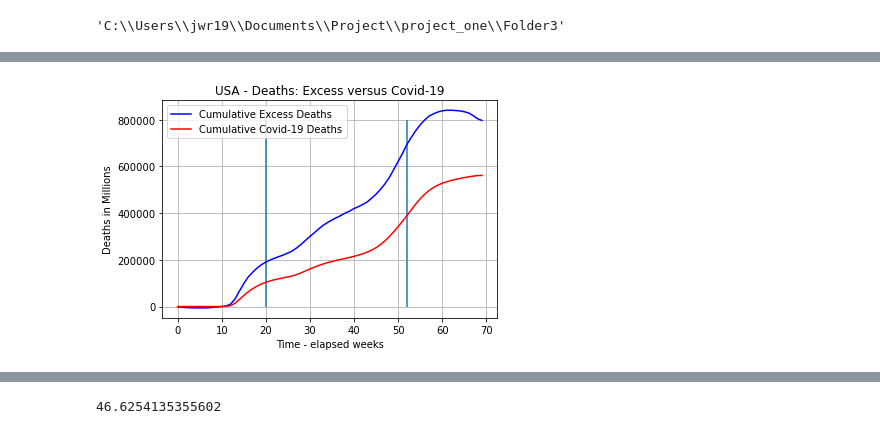
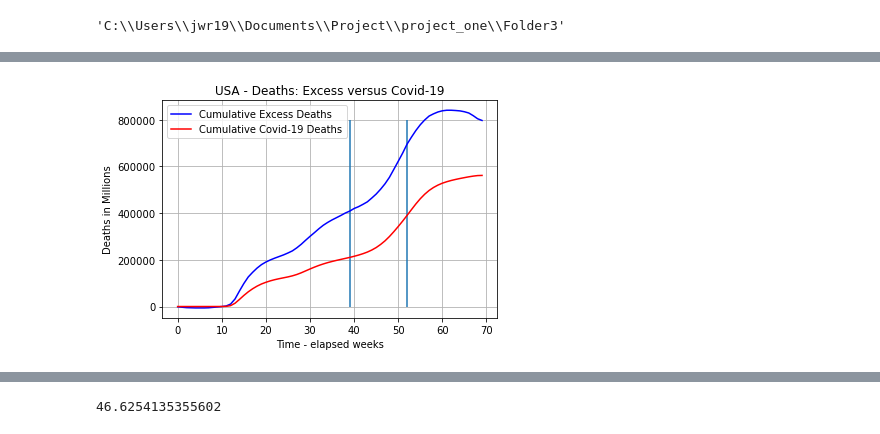
Before and after one commit to jenniecinelli/project_one, a Jupyter notebook: Folder3/Excess_Deaths.ipynb, the cells around one changed output, grey strips where cells are left out. Cells and saved outputs as stored; diff of their text form; code cells hidden in the pictures.

```diff
--- a/Folder3/Excess_Deaths.ipynb
+++ b/Folder3/Excess_Deaths.ipynb
@@ -81,18 +81,18 @@ cum_covid19 = df.loc[df["State"] == "United States"][["Cum_Covid_19_Deaths"]]
 # %%
 fig1 = plt.subplots(1,1)
 plt.plot(time,cum_excess, color="blue", label="Cumulative Excess Deaths")
 plt.plot(time,cum_covid19, color="red", label="Cumulative Covid-19 Deaths")
 plt.title("USA - Deaths: Excess versus Covid-19")
 plt.xlabel("Time - elapsed weeks")
 plt.ylabel("Deaths in Millions")
 plt.legend(loc="best")
-plt.vlines(20,0,800000)
+plt.vlines(39,0,800000)
 plt.vlines(52,0,800000)
 plt.grid()
 plt.plot()
 plt.savefig("../Folder4/Excess_Deaths_USA.png")
 # %% [output]
-[figure, old version]
+[figure, new version]
 # %%
 df.head()
 # %% [output]
```
Also changed, not shown: parts of 11 cells of this notebook, 4 other files.
